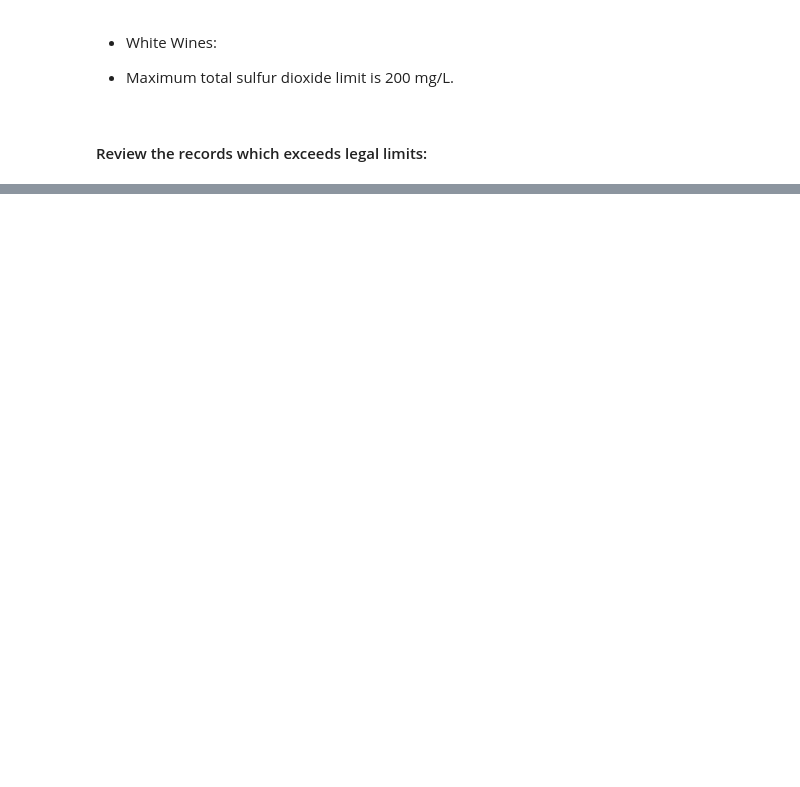
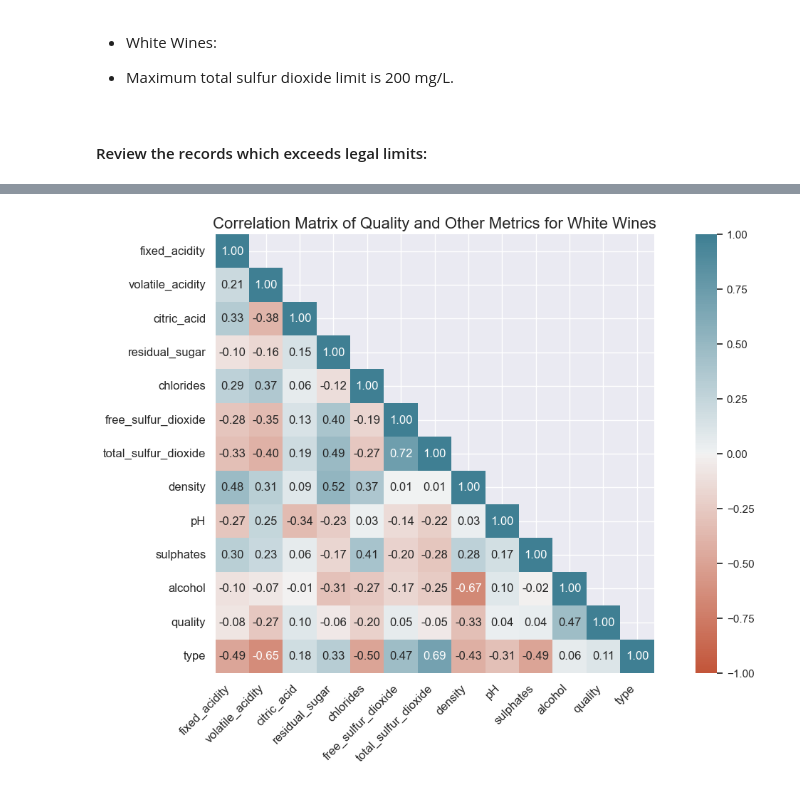
Before and after one commit to airsahin/Wine-Quality, a Jupyter notebook: WineQuality.ipynb, the cells around one changed output, grey strips where cells are left out. Saved outputs shown, nothing was run; the diff lists cells and outputs as text; code cells hidden in the pictures; blank space fills up the shorter version.

```diff
--- a/WineQuality.ipynb
+++ b/WineQuality.ipynb
@@ -433,0 +533,4 @@ df_white.describe(include= 'all')
+# %%
+# merge 2 data frames
+
+df_wines = pd.concat([df_red, df_white], axis=0).reset_index(drop=True)
@@ -433,0 +566,7 @@ df_white.describe(include= 'all')
+# %%
+# change object value in type column to numerical value
+# 0: red wine, 1: white wine
+
+df_wines['type'].replace(['red', 'white'] , [0, 1], inplace=True)
+
+df_wines.tail()
@@ -433,0 +589,26 @@ df_white.describe(include= 'all')
+# %%
+# create a heatmap to check relation between quality and all other metrics for white wines
+
+# Compute the correlation matrix
+
+corr = df_wines.corr(numeric_only=True)
+
+# Create a mask for the upper triangle
+
+mask = np.triu(np.ones_like(corr, dtype=bool), k=1)
+
+# Set the figure size and plot the heatmap with the mask
+
+sns.set_theme(rc={'figure.figsize': (15, 8)})
+ax = sns.heatmap(corr, mask=mask, annot=True, vmin=-1, vmax=1, fmt=".2f", cmap=sns.diverging_palette(20, 220, n=200), square=True)
+
+# Customize the tick labels and title
+
+ax.set_xticklabels(ax.get_xticklabels(), rotation=45, horizontalalignment='right')
+plt.title('Correlation Matrix of Quality and Other Metrics for White Wines', fontsize=16)
+plt.xticks(fontsize=12)
+plt.yticks(fontsize=12)
+
+plt.show()
+# %% [output]
+[figure, added]
```
Also changed, not shown: parts of 25 cells of this notebook.
